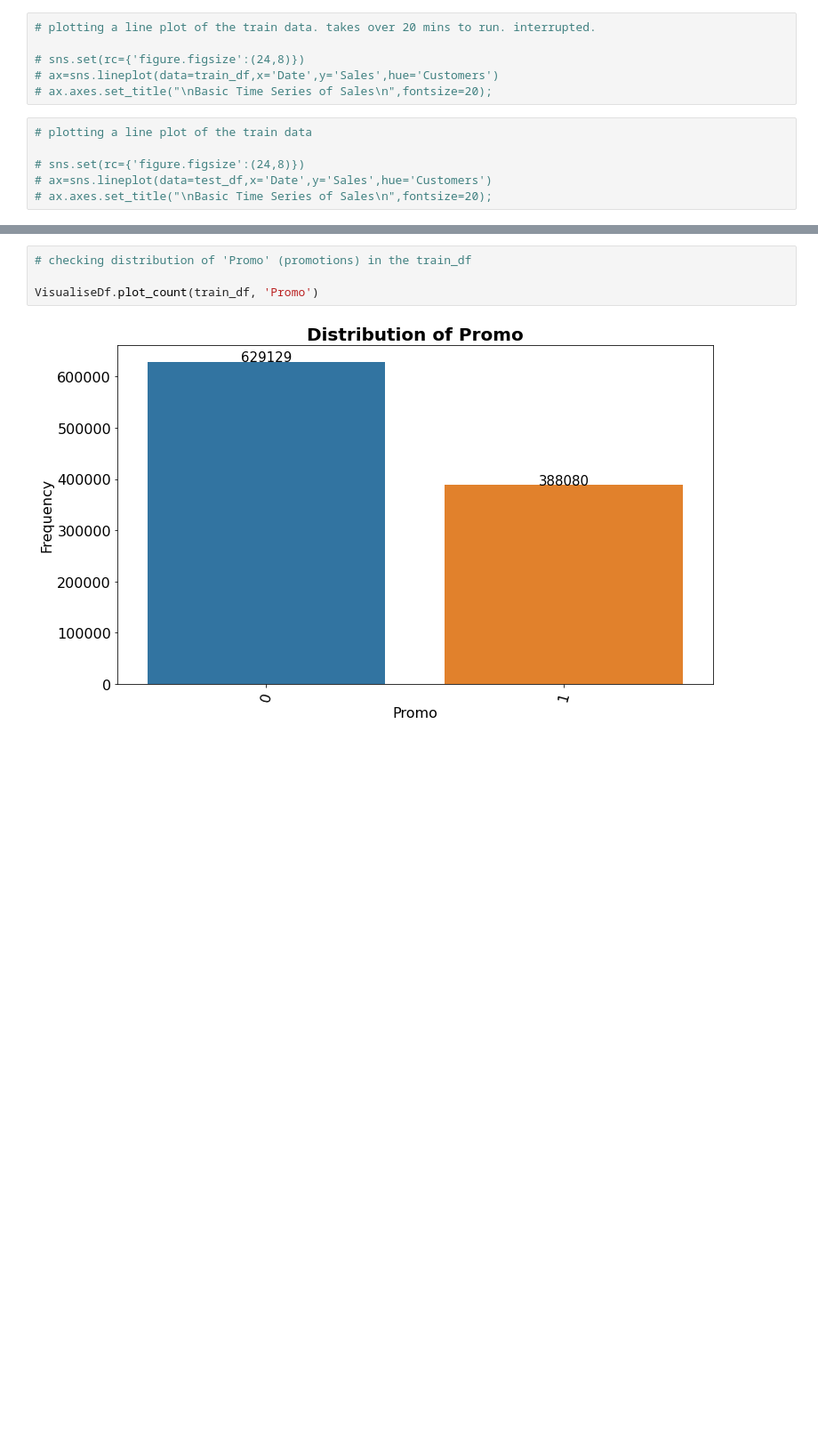
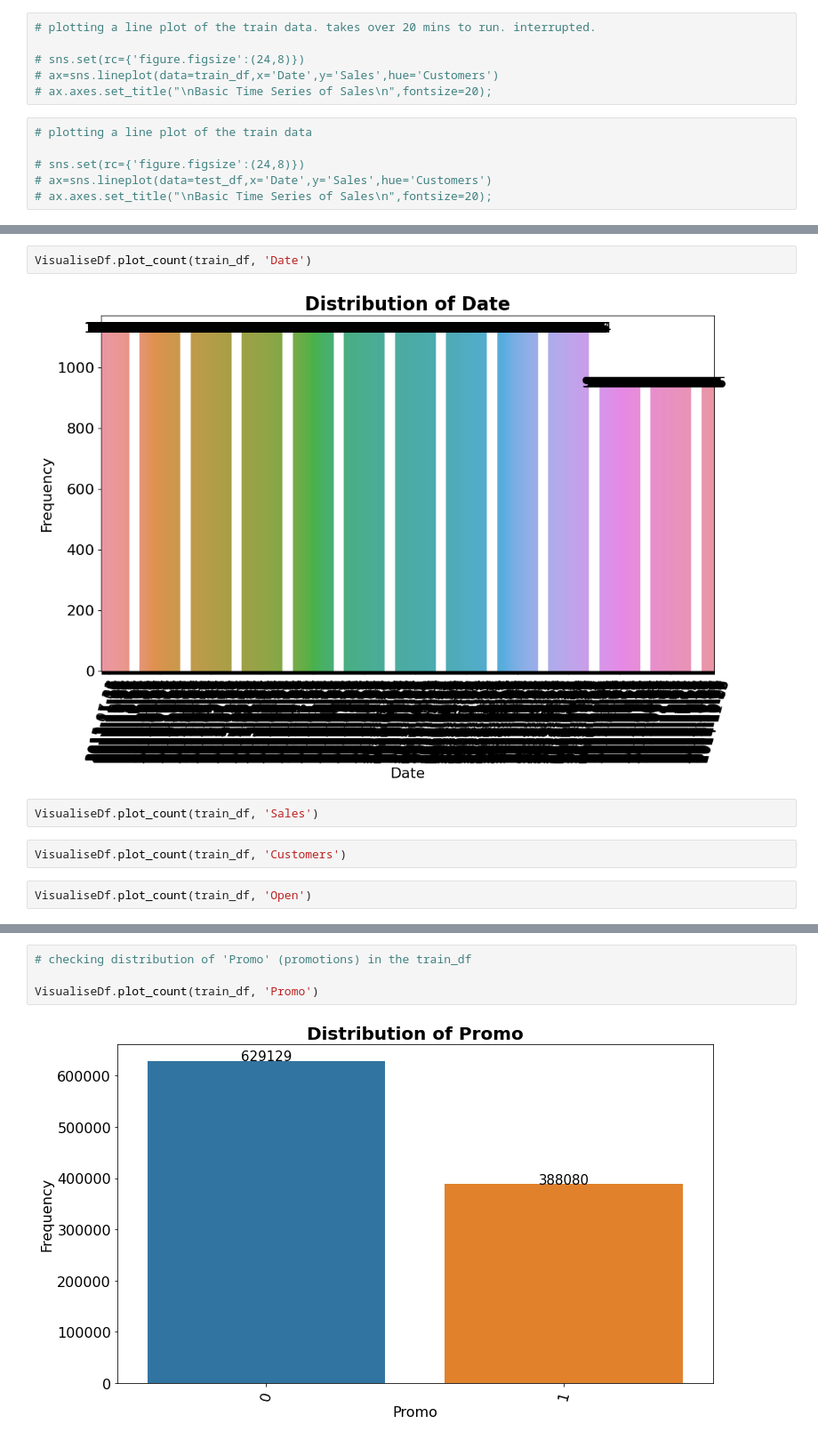
Before and after one commit to akrobi/timeseries_PharmaceuticalSalesPrediction, a Jupyter notebook: notebooks/eda.ipynb, the cells around one changed output, grey strips where cells are left out. Shown at 89% size. Cells and saved outputs as stored; diff of their text form; blank space fills up the shorter version.

```diff
--- a/notebooks/eda.ipynb
+++ b/notebooks/eda.ipynb
@@ -135,0 +233,10 @@ So far, here is what we can tell about the data:<br>
+# %%
+VisualiseDf.plot_count(train_df, 'Date')
+# %% [output]
+[figure, added]
+# %%
+VisualiseDf.plot_count(train_df, 'Sales')
+# %%
+VisualiseDf.plot_count(train_df, 'Customers')
+# %%
+VisualiseDf.plot_count(train_df, 'Open')
```
Also changed, not shown: parts of 13 cells of this notebook.
